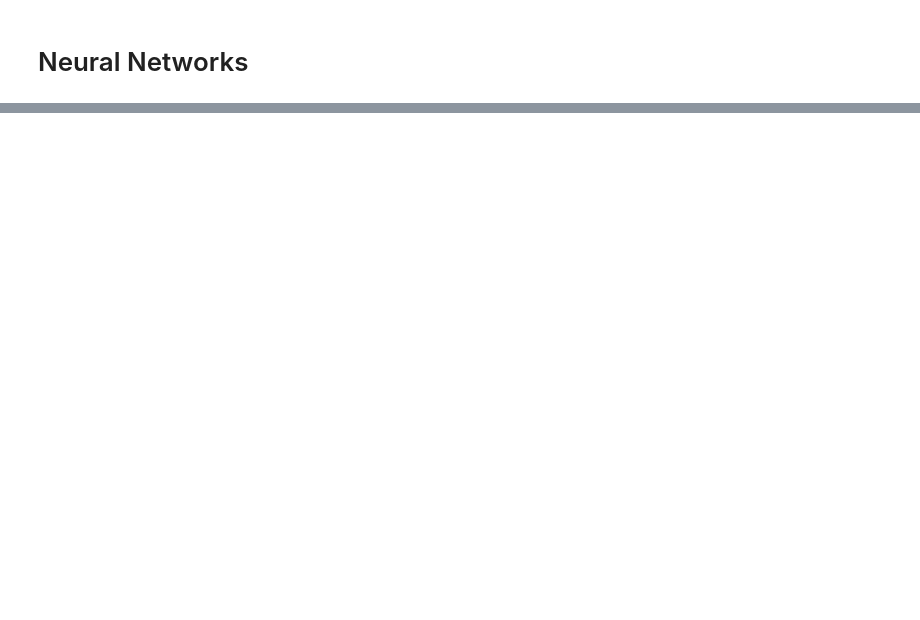
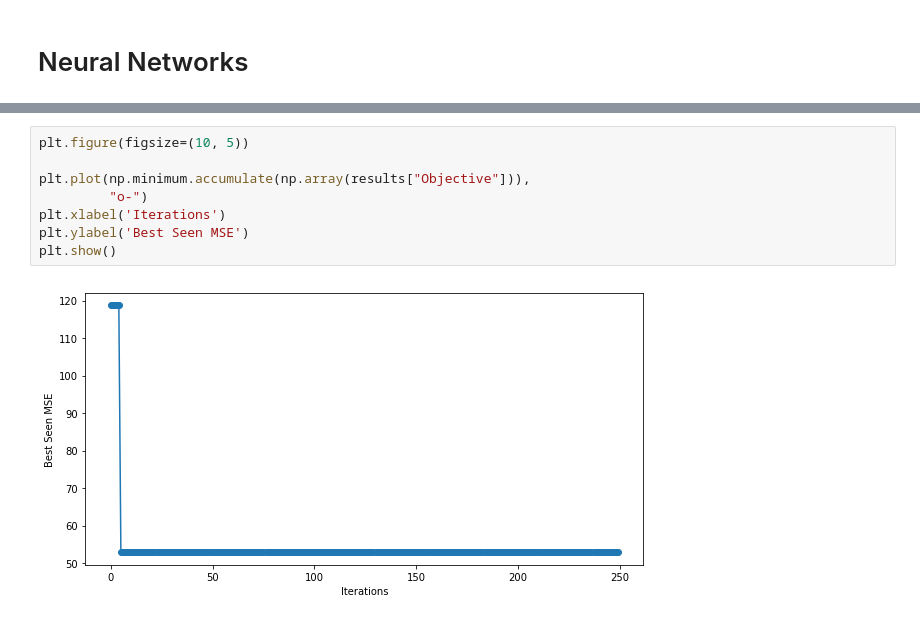
Before and after one commit to moiraghif/Electric-Motor-Temperature, a Jupyter notebook: Rete.ipynb, the cells around one changed output, grey strips where cells are left out. Cells and saved outputs as stored; diff of their text form; blank space fills up the shorter version.

```diff
--- a/Rete.ipynb
+++ b/Rete.ipynb
@@ -336,0 +479,10 @@ history = train(model, loss_fn, optimizer,
+# %%
+plt.figure(figsize=(10, 5))
+
+plt.plot(np.minimum.accumulate(np.array(results["Objective"])),
+         "o-")
+plt.xlabel('Iterations')
+plt.ylabel('Best Seen MSE')
+plt.show()
+# %% [output]
+[figure, added]
```
Also changed, not shown: parts of 32 cells of this notebook, 2 other files.
